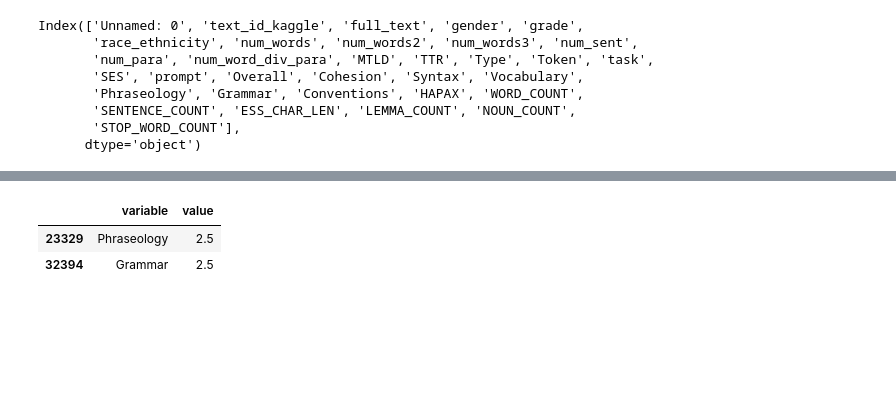
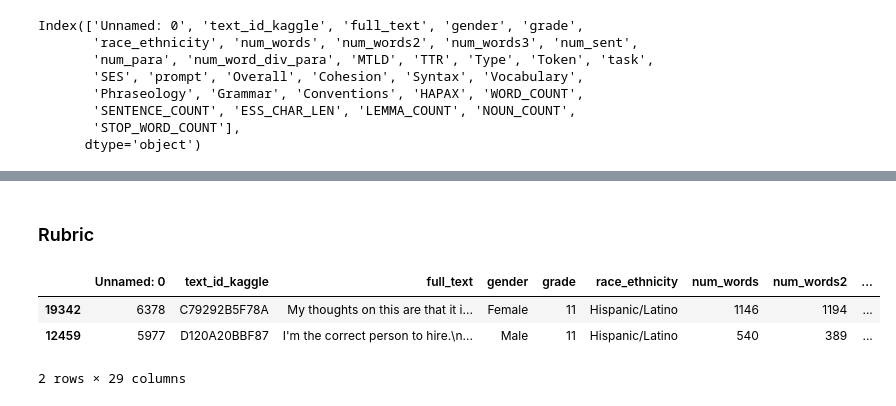
Before and after one commit to JoeyHou/essay_eval, a Jupyter notebook: ellipse.ipynb, the cells around one changed output, grey strips where cells are left out. Cells and saved outputs as stored; diff of their text form; code cells hidden in the pictures; blank space fills up the shorter version.

```diff
--- a/ellipse.ipynb
+++ b/ellipse.ipynb
@@ -216,8 +220,11 @@ Index(['Unnamed: 0', 'text_id_kaggle', 'full_text', 'gender', 'grade',
+# %% [markdown]
+### Rubric
 # %%
 # TODO: Fix this to have all other columns as id_vars
-ling_melt_df = ling_df.melt(value_vars=RUBRIC + ["Overall"])
+ling_melt_df = ling_df.melt(id_vars=ling_df.drop(columns=RUBRIC).columns, value_vars=RUBRIC)
 ling_melt_df.sample(2)
 # %% [output]
-|  | variable | value |
-| 23329 | Phraseology | 2.5 |
-| 32394 | Grammar | 2.5 |
+|  | Unnamed: 0 | text_id_kaggle | full_text | gender | grade | race_ethnicity | num_words | num_words2 | ... |
+| 19342 | 6378 | C79292B5F78A | My thoughts on this are that it i... | Female | 11 | Hispanic/Latino | 1146 | 1194 | ... |
+| 12459 | 5977 | D120A20BBF87 | I'm the correct person to hire.\n... | Male | 11 | Hispanic/Latino | 540 | 389 | ... |
+2 rows × 29 columns
```
Also changed, not shown: parts of 13 cells of this notebook, 2 other files.
